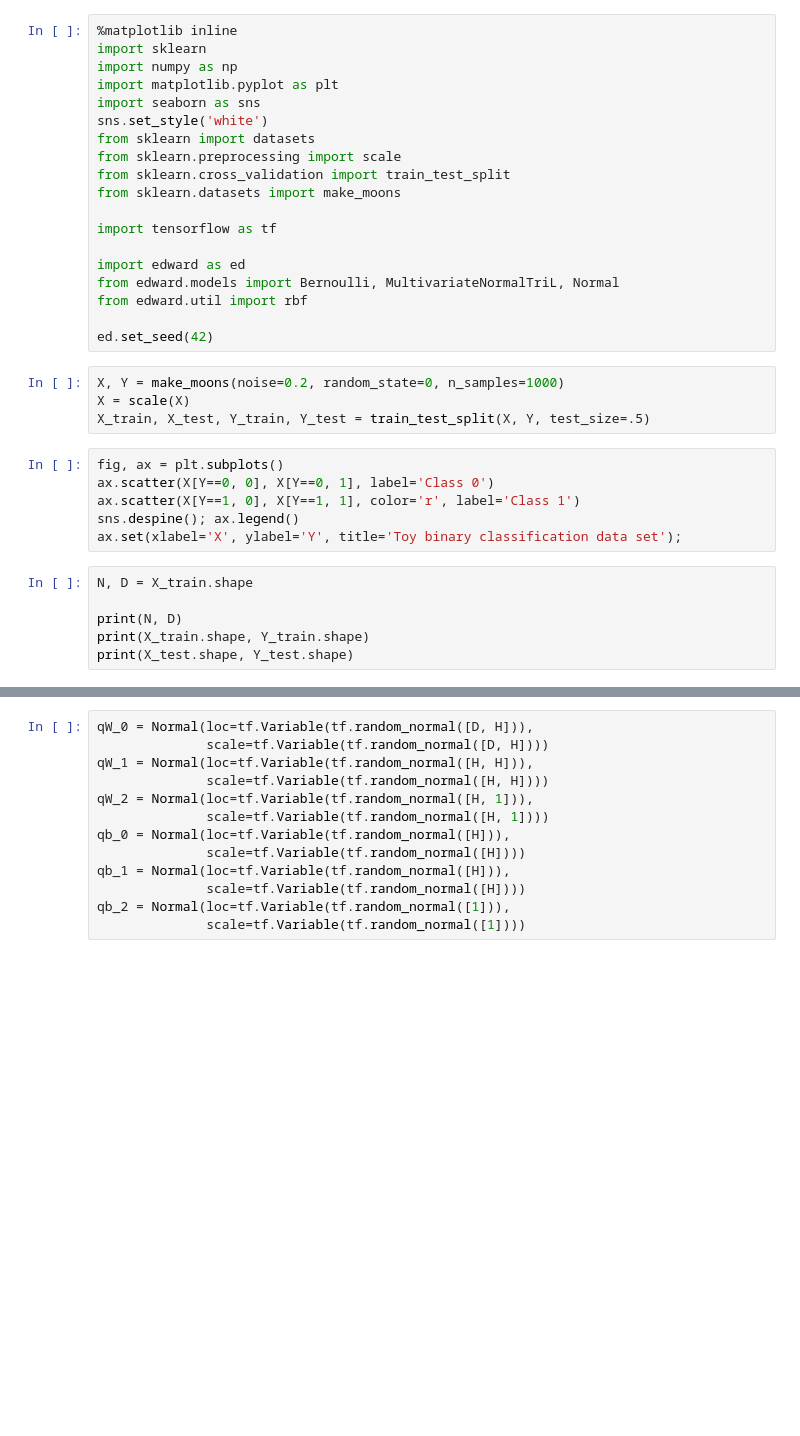
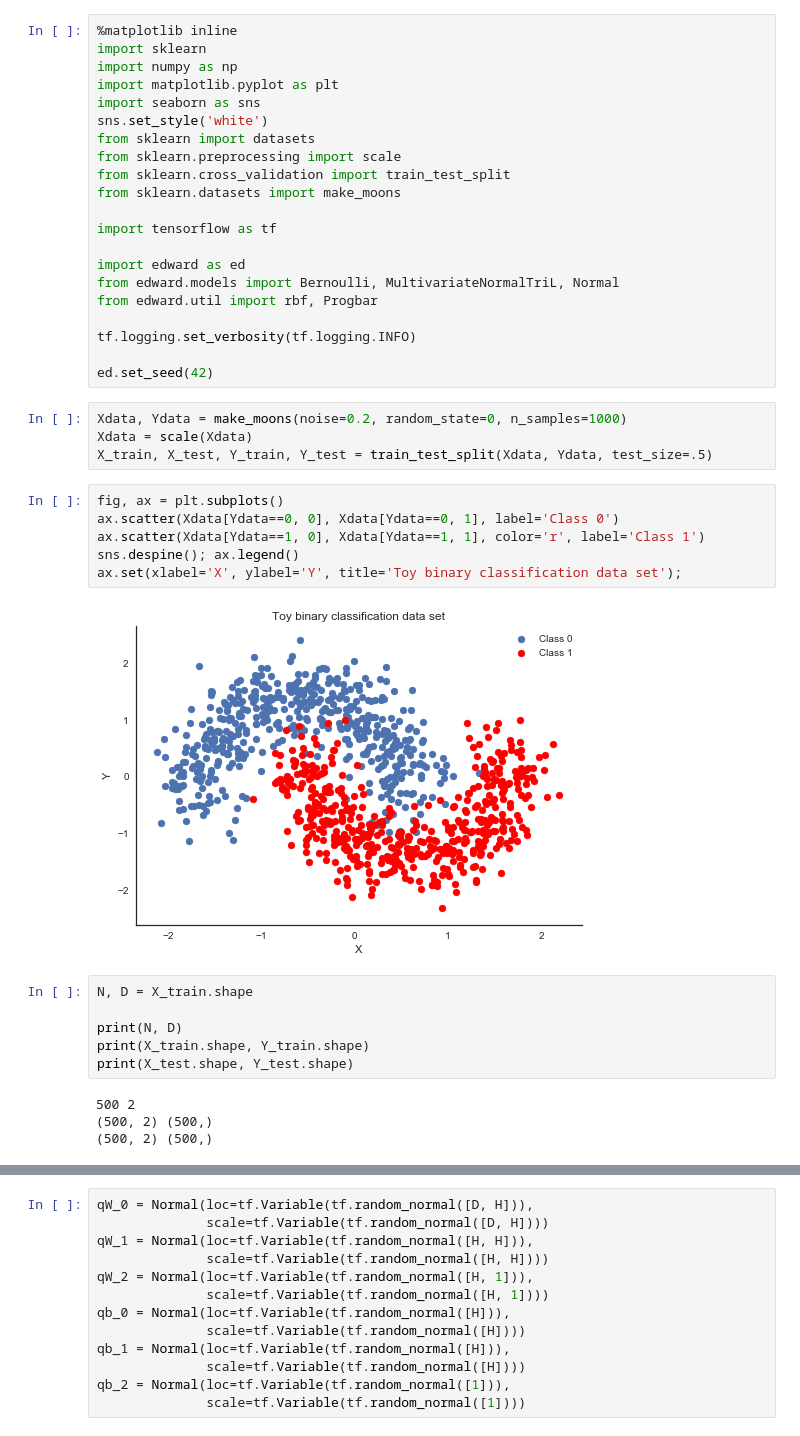
Before and after one commit to matttrent/mnist-uncertainty, a Jupyter notebook: notebooks/edward_supervised_classification.ipynb, the cells around one changed output, grey strips where cells are left out. Drawn from its saved outputs; the diff is of its cells as text; blank space fills up the shorter version.

```diff
--- a/notebooks/edward_supervised_classification.ipynb
+++ b/notebooks/edward_supervised_classification.ipynb
@@ -14,25 +14,33 @@ import tensorflow as tf
 
 import edward as ed
 from edward.models import Bernoulli, MultivariateNormalTriL, Normal
-from edward.util import rbf
+from edward.util import rbf, Progbar
+
+tf.logging.set_verbosity(tf.logging.INFO)
 
 ed.set_seed(42)
 # %%
-X, Y = make_moons(noise=0.2, random_state=0, n_samples=1000)
-X = scale(X)
-X_train, X_test, Y_train, Y_test = train_test_split(X, Y, test_size=.5)
+Xdata, Ydata = make_moons(noise=0.2, random_state=0, n_samples=1000)
+Xdata = scale(Xdata)
+X_train, X_test, Y_train, Y_test = train_test_split(Xdata, Ydata, test_size=.5)
 # %%
 fig, ax = plt.subplots()
-ax.scatter(X[Y==0, 0], X[Y==0, 1], label='Class 0')
-ax.scatter(X[Y==1, 0], X[Y==1, 1], color='r', label='Class 1')
+ax.scatter(Xdata[Ydata==0, 0], Xdata[Ydata==0, 1], label='Class 0')
+ax.scatter(Xdata[Ydata==1, 0], Xdata[Ydata==1, 1], color='r', label='Class 1')
 sns.despine(); ax.legend()
 ax.set(xlabel='X', ylabel='Y', title='Toy binary classification data set');
+# %% [output]
+[figure, added]
 # %%
 N, D = X_train.shape
 
 print(N, D)
 print(X_train.shape, Y_train.shape)
 print(X_test.shape, Y_test.shape)
+# %% [output]
+500 2
+(500, 2) (500,)
+(500, 2) (500,)
 # %%
 H = 5
 
```
Also changed, not shown: parts of 22 cells of this notebook, 1 other file.
